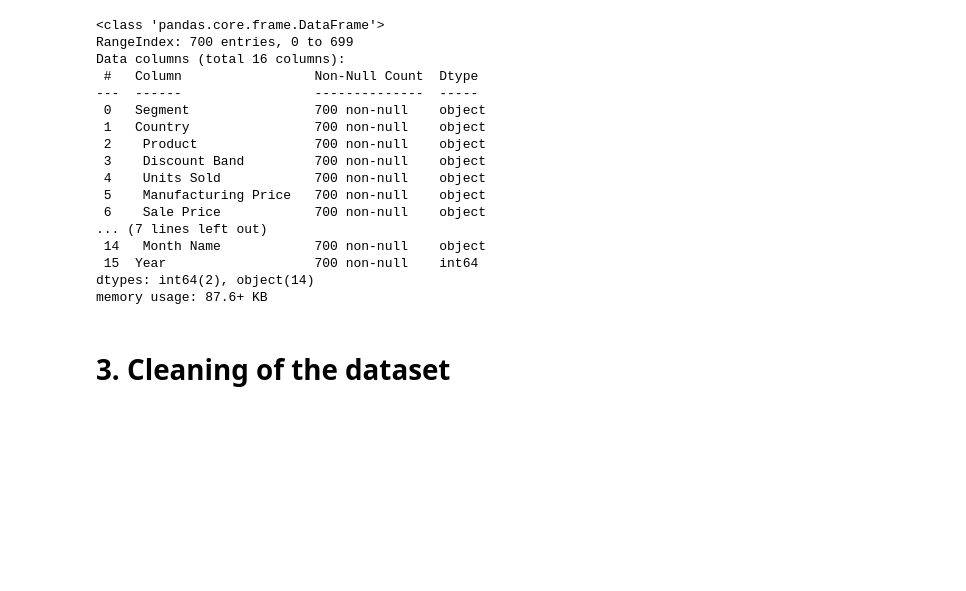
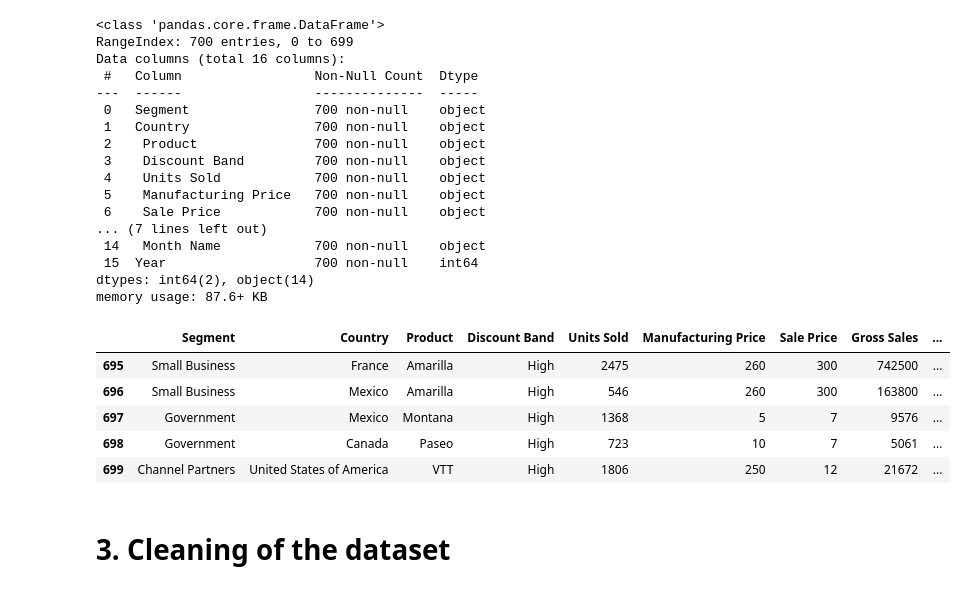
Before and after one commit to MatteoZanarini/FinalProject, a Jupyter notebook: finalProject.ipynb, the cells around one changed output. Saved outputs shown, nothing was run; the diff lists cells and outputs as text; code cells hidden in the pictures; blank space fills up the shorter version.

```diff
--- a/finalProject.ipynb
+++ b/finalProject.ipynb
@@ -89,6 +94,15 @@ Data columns (total 16 columns):
  15  Year                   700 non-null    int64
 dtypes: int64(2), object(14)
 memory usage: 87.6+ KB
+# %%
+df.tail()
+# %% [output]
+|  | Segment | Country | Product | Discount Band | Units Sold | Manufacturing Price | Sale Price | Gross Sales | ... |
+| 695 | Small Business | France | Amarilla | High | 2475 | 260 | 300 | 742500 | ... |
+| 696 | Small Business | Mexico | Amarilla | High | 546 | 260 | 300 | 163800 | ... |
+| 697 | Government | Mexico | Montana | High | 1368 | 5 | 7 | 9576 | ... |
+| 698 | Government | Canada | Paseo | High | 723 | 10 | 7 | 5061 | ... |
+| 699 | Channel Partners | United States of America | VTT | High | 1806 | 250 | 12 | 21672 | ... |
 # %% [markdown]
 # 3. Cleaning of the dataset
 # %% [markdown]
```
Also changed, not shown: parts of 26 cells of this notebook, 1 other file.
